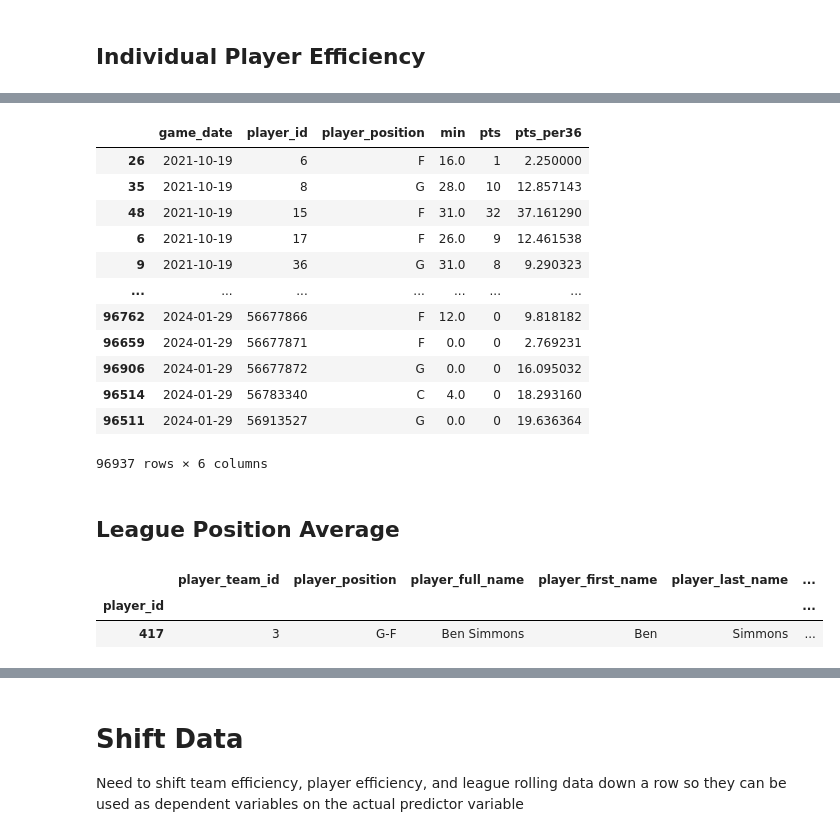
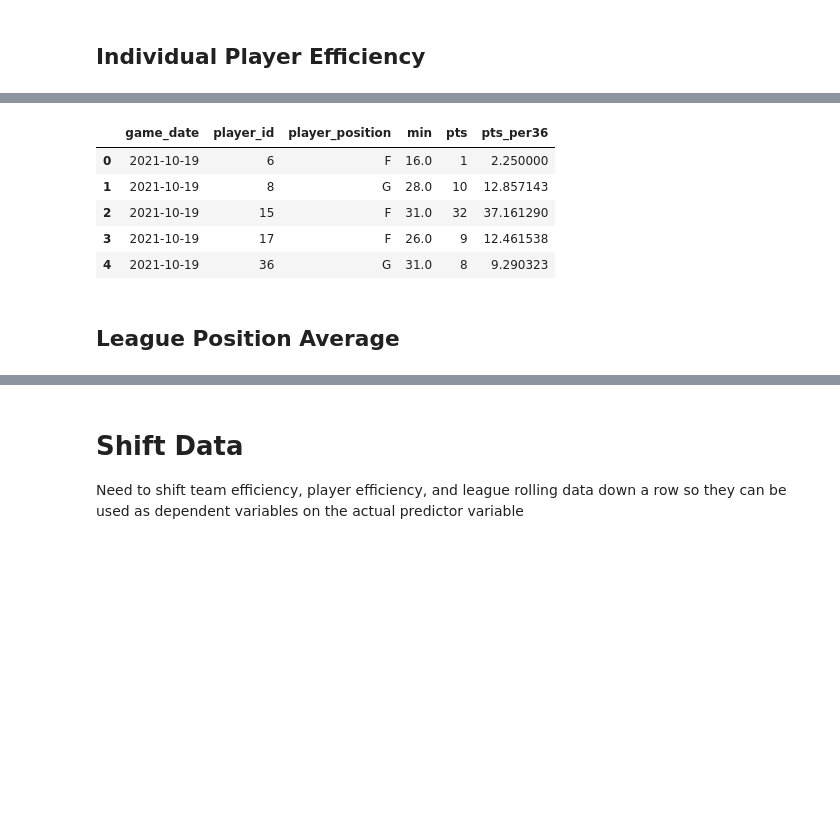
Before and after one commit to curtishiga/NBAstats, a Jupyter notebook: NBA Analysis.ipynb, the cells around one changed output, grey strips where cells are left out. Saved outputs shown, nothing was run; the diff lists cells and outputs as text; code cells hidden in the pictures; blank space fills up the shorter version.

```diff
--- a/NBA Analysis.ipynb
+++ b/NBA Analysis.ipynb
@@ -269,16 +280,12 @@ team_pos_rolling_eff
 # %%
 def player_pts_rolling_sum(group):
     group_indexed = group.sort_values('game_date')\
-                        .set_index('game_date')
-
-    group_index['prev_game_date'] = group_index['game_date'].shift(1)
-
-    group_index['days_since_last_game'] = (group_index['game_date'] - group_index['prev_game_date']).days
+                    .set_index('game_date')
 
     rolling_group = group_indexed\
-                    [['min','pts']]\
-                    .rolling(rolling_period,
-                             min_periods = 1)\
-                    .sum()
+                        [['min','pts']]\
+                       .rolling(rolling_period,
+                                min_periods = 1)\
+                       .sum()
 
     return rolling_group
@@ -300,5 +292,5 @@ Name: player_id, Length: 130, dtype: int64
 # %%
-player_stats_rolling_eff = stats_dates.groupby(stats_dates['player_id'])\
+player_stats_rolling_eff = stats_dates.groupby('player_id')\
                             .apply(player_pts_rolling_sum)
 
 # player_stats_rolling_eff = stats_dates.set_index('game_date')\
@@ -317,10 +309,11 @@ for cat in stat_categories:
 # %%
 actual_eff_merged = pd.merge(stats_dates_pos[['game_date','player_id','player_position',
                                               'min','pts']],
-                             player_stats_rolling_eff[['pts_per36']],
+                             player_stats_rolling_eff.reset_index()\
+                                 [['game_date','player_id','pts_per36']],
                              how = 'left',
                              left_on = ['player_id','game_date'],
-                             right_index = True)#\
+                             right_on = ['player_id','game_date'])#\
                     #.sort_values(['player_id','game_date'])
 # %%
 per36_stat_cols = [i for i in actual_eff_merged.columns if ('_per36' in i)]
@@ -344,19 +330,12 @@ player_stats_rolling_eff
 # %%
-actual_eff_merged
+actual_eff_merged.head()
 # %% [output]
 |  | game_date | player_id | player_position | min | pts | pts_per36 |
-| 26 | 2021-10-19 | 6 | F | 16.0 | 1 | 2.250000 |
-| 35 | 2021-10-19 | 8 | G | 28.0 | 10 | 12.857143 |
-| 48 | 2021-10-19 | 15 | F | 31.0 | 32 | 37.161290 |
-| 6 | 2021-10-19 | 17 | F | 26.0 | 9 | 12.461538 |
-| 9 | 2021-10-19 | 36 | G | 31.0 | 8 | 9.290323 |
-| ... | ... | ... | ... | ... | ... | ... |
-| 96762 | 2024-01-29 | 56677866 | F | 12.0 | 0 | 9.818182 |
-| 96659 | 2024-01-29 | 56677871 | F | 0.0 | 0 | 2.769231 |
-| 96906 | 2024-01-29 | 56677872 | G | 0.0 | 0 | 16.095032 |
-| 96514 | 2024-01-29 | 56783340 | C | 4.0 | 0 | 18.293160 |
-| 96511 | 2024-01-29 | 56913527 | G | 0.0 | 0 | 19.636364 |
+| 0 | 2021-10-19 | 6 | F | 16.0 | 1 | 2.250000 |
+| 1 | 2021-10-19 | 8 | G | 28.0 | 10 | 12.857143 |
+| 2 | 2021-10-19 | 15 | F | 31.0 | 32 | 37.161290 |
+| 3 | 2021-10-19 | 17 | F | 26.0 | 9 | 12.461538 |
+| 4 | 2021-10-19 | 36 | G | 31.0 | 8 | 9.290323 |
-96937 rows × 6 columns
 # %% [markdown]
 ## League Position Average
 # %%
@@ -406,6 +386,0 @@ league_player_rolling_stats = actual_eff_merged.groupby('player_position')\
-# %%
-players[players['player_full_name'] == 'Ben Simmons']
-# %% [output]
-|  | player_team_id | player_position | player_full_name | player_first_name | player_last_name | ... |
-| player_id |  |  |  |  |  | ... |
-| 417 | 3 | G-F | Ben Simmons | Ben | Simmons | ... |
```
Also changed, not shown: parts of 49 cells of this notebook, 1 other file.
